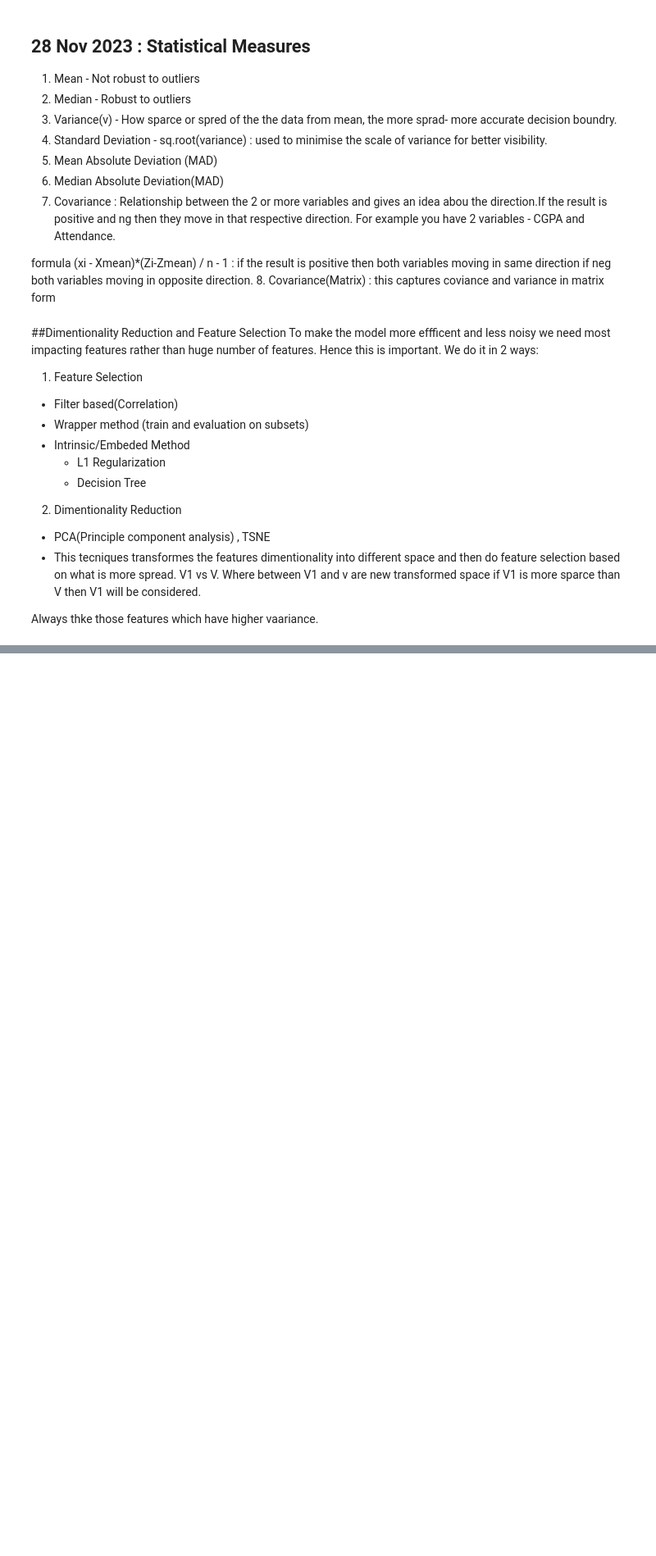
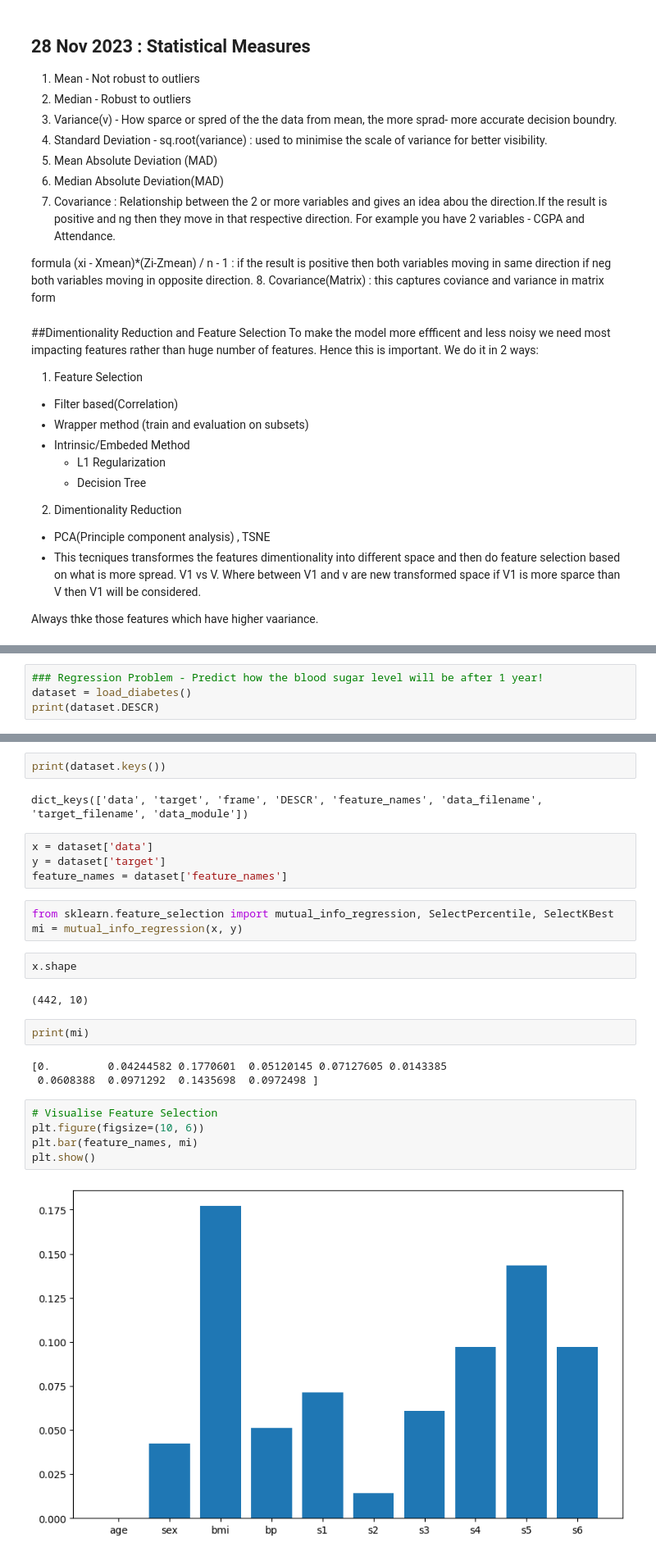
Before and after one commit to skp163/AlphaML, a Jupyter notebook: AlphaMl_notebook.ipynb, the cells around one changed output, grey strips where cells are left out. Shown at 82% size. Cells and saved outputs as stored; diff of their text form; blank space fills up the shorter version.

```diff
--- a/AlphaMl_notebook.ipynb
+++ b/AlphaMl_notebook.ipynb
@@ -1190,0 +1223,4 @@ formula (xi - Xmean)*(Zi-Zmean) / n - 1 : if the result is positive then both va
+# %%
+### Regression Problem - Predict how the blood sugar level will be after 1 year!
+dataset = load_diabetes()
+print(dataset.DESCR)
@@ -1190,0 +1284,27 @@ formula (xi - Xmean)*(Zi-Zmean) / n - 1 : if the result is positive then both va
+# %%
+print(dataset.keys())
+# %% [output]
+dict_keys(['data', 'target', 'frame', 'DESCR', 'feature_names', 'data_filename', 'target_filename', 'data_module'])
+# %%
+x = dataset['data']
+y = dataset['target']
+feature_names = dataset['feature_names']
+# %%
+from sklearn.feature_selection import mutual_info_regression, SelectPercentile, SelectKBest
+mi = mutual_info_regression(x, y)
+# %%
+x.shape
+# %% [output]
+(442, 10)
+# %%
+print(mi)
+# %% [output]
+[0.         0.04244582 0.1770601  0.05120145 0.07127605 0.0143385
+ 0.0608388  0.0971292  0.1435698  0.0972498 ]
+# %%
+# Visualise Feature Selection
+plt.figure(figsize=(10, 6))
+plt.bar(feature_names, mi)
+plt.show()
+# %% [output]
+[figure, added]
```
Also changed, not shown: parts of 57 cells of this notebook, 1 other file.
